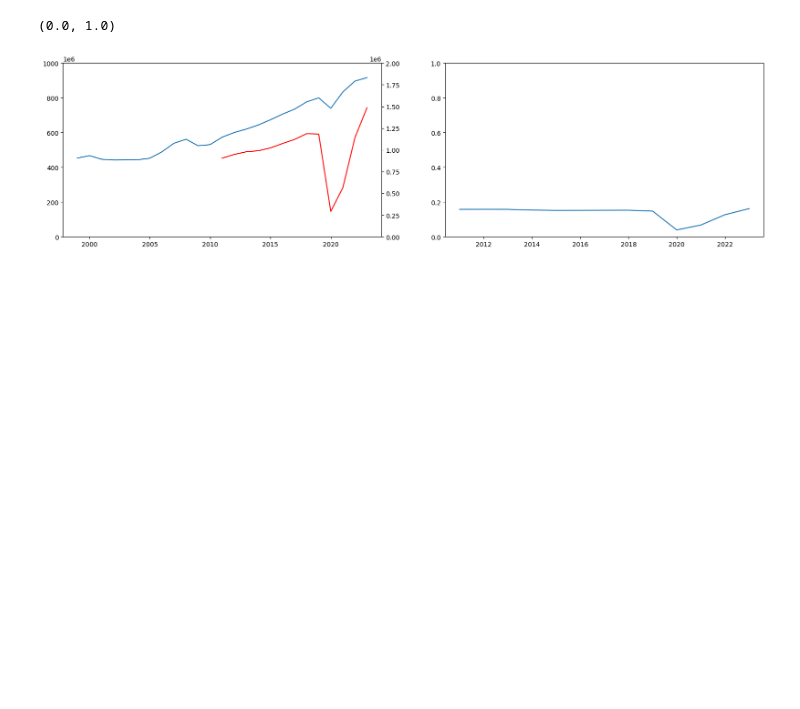
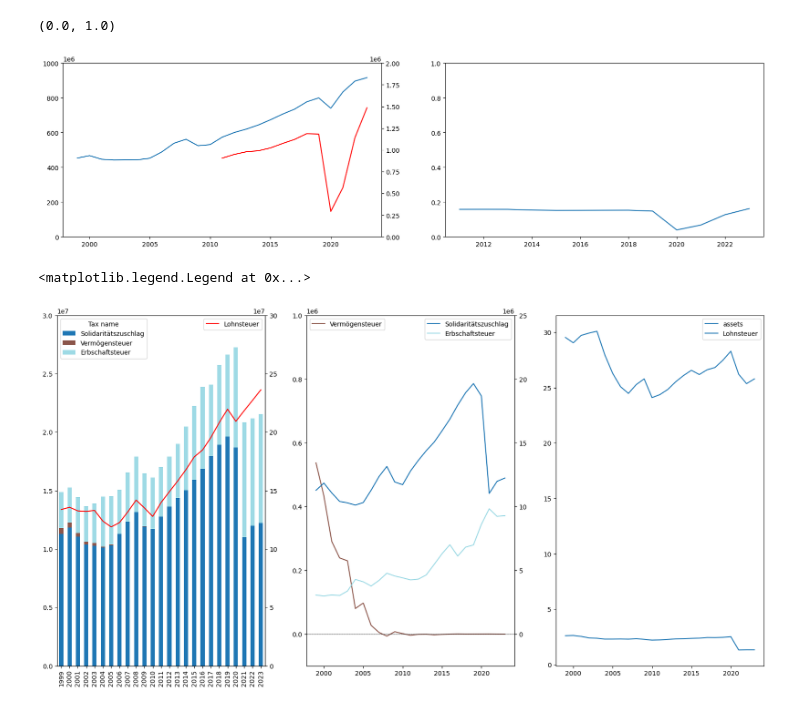
Before and after one commit to n-koenig/german_tax_income_analysis, a Jupyter notebook: bin/exploration.ipynb, the cells around one changed output. Drawn from its saved outputs; the diff is of its cells as text; code cells hidden in the pictures; blank space fills up the shorter version.

```diff
--- a/bin/exploration.ipynb
+++ b/bin/exploration.ipynb
@@ -95,3 +77,33 @@ ax[1].set_ylim(0, 1)
 # %% [output]
 (0.0, 1.0)
 [figure]
+# %%
+fig, ax = plt.subplots(figsize=(20, 5), nrows=1, ncols=3)
+yearly_df.iloc[[11, 12, 13], :].T.plot(ax=ax[0], kind='bar', stacked=True, colormap='tab20', figsize=(20, 10))
+ax2 = ax[0].twinx()
+ax2.plot(yearly_df.iloc[1, :].to_list(), 'r', label='Lohnsteuer')
+ax2.ticklabel_format(axis='y', style='sci', scilimits=(7, 7))
+ax2.set_ylim(0, 3e8)
+ax2.legend()
+ax[0].set_ylim(0, 3e7)
+
+colors = iter([plt.cm.tab20(a) for a in range(0, 3)])
+
+ax2 = ax[1].twinx()
+ax2.plot(yearly_df.iloc[11, :], label='Solidaritätszuschlag', color=plt.cm.tab20(0))
+ax[1].plot(yearly_df.iloc[12, :], label='Vermögensteuer', color=plt.cm.tab20(10))
+ax2.plot(yearly_df.iloc[13, :], label='Erbschaftsteuer', color=plt.cm.tab20(20))
+ax[1].ticklabel_format(axis='y', style='sci', scilimits=(6, 6))
+ax2.ticklabel_format(axis='y', style='sci', scilimits=(6, 6))
+ax2.set_ylim(-25e5, 25e6)
+ax[1].set_ylim(-1e5, 1e6)
+ax[1].axhline(0, linestyle='--', color='black', linewidth=0.5)
+ax2.legend(loc = 'upper right')
+ax[1].legend(loc='upper left')
+
+ax[2].plot(yearly_df.iloc[11:13, :].sum(axis=0) / yearly_df.iloc[0, :] * 100, label='assets', color=plt.cm.tab20(0))
+ax[2].plot(yearly_df.iloc[1, :] / yearly_df.iloc[0, :] * 100, label='Lohnsteuer', color=plt.cm.tab20(0))
+ax[2].legend()
+# %% [output]
+<matplotlib.legend.Legend at 0x...>
+[figure, added]
```
Also changed, not shown: parts of 1 cell of this notebook, 3 other files.
